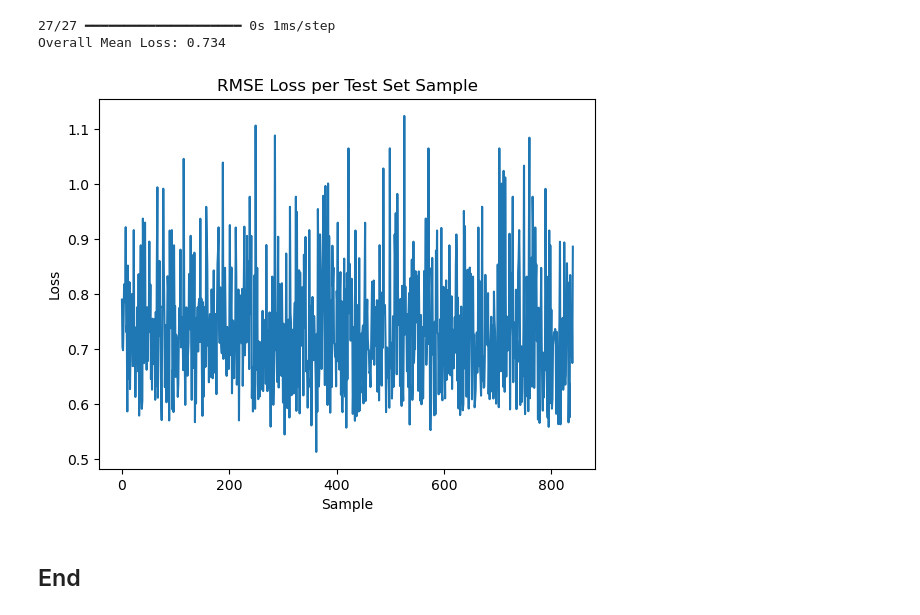
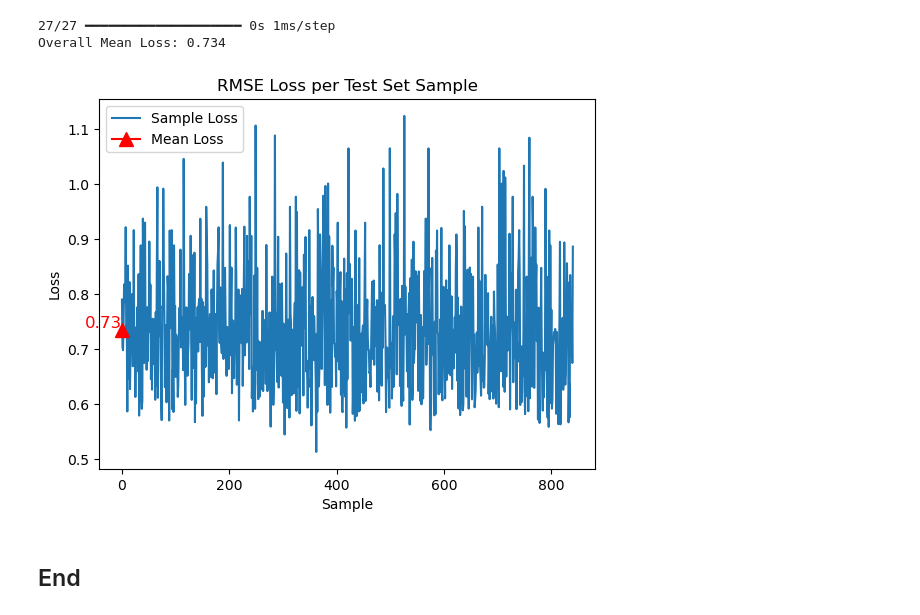
Before and after one commit to johnvelgakis/ChronologicalAttribution, a Jupyter notebook: ChronologicalAttribution.ipynb, the cells around one changed output. Drawn from its saved outputs; the diff is of its cells as text; code cells hidden in the pictures.

```diff
--- a/ChronologicalAttribution.ipynb
+++ b/ChronologicalAttribution.ipynb
@@ -211,7 +215,6 @@ for i, (train, test) in enumerate(kfold.split(X_train_vect)):
     optimizer = SGD(learning_rate=0.005, momentum=0.0, nesterov=False)
     model.compile(loss=rmse_custom, optimizer=optimizer)
 
-    # Callback to save best model weights
     # Callback to save best model weights
     checkpoint = ModelCheckpoint(filepath=f"best_model_fold_{i}.keras", monitor='val_loss', verbose=1, save_best_only=True, mode='min')
 
@@ -265,7 +268,7 @@ best_model.add(Dense(64, input_dim=X_train_vect.shape[1], activation='relu'))
 best_model.add(Dense(2, activation='linear'))
 
 # Load the weights of the best model
-best_model.load_weights(f"best_model_fold_{best_model_index+1}.keras")
+best_model.load_weights(f"best_model_fold_{best_model_index}.keras")
 
 opt = SGD(learning_rate=0.005, momentum=0.0, nesterov=False)
 best_model.compile(loss=rmse_custom, optimizer=opt)
@@ -342,12 +345,15 @@ Overall Mean Loss: 0.734
 # %%
 
 plt.plot(sample_losses)
+plt.plot(mean_loss, marker='^', markersize=10, color='red')
 plt.title('RMSE Loss per Test Set Sample')
 plt.xlabel('Sample')
 plt.ylabel('Loss')
+plt.text(0.5, mean_loss, f'{mean_loss:.2f}', color='red', fontsize=12, ha='right', va='bottom')
+plt.legend(['Sample Loss', 'Mean Loss'])
 plt.show()
 # %% [output]
-[figure, old version]
+[figure, new version]
 # %% [markdown]
 ## End
 # %%
```
Also changed, not shown: parts of 2 cells of this notebook, 6 other files.
